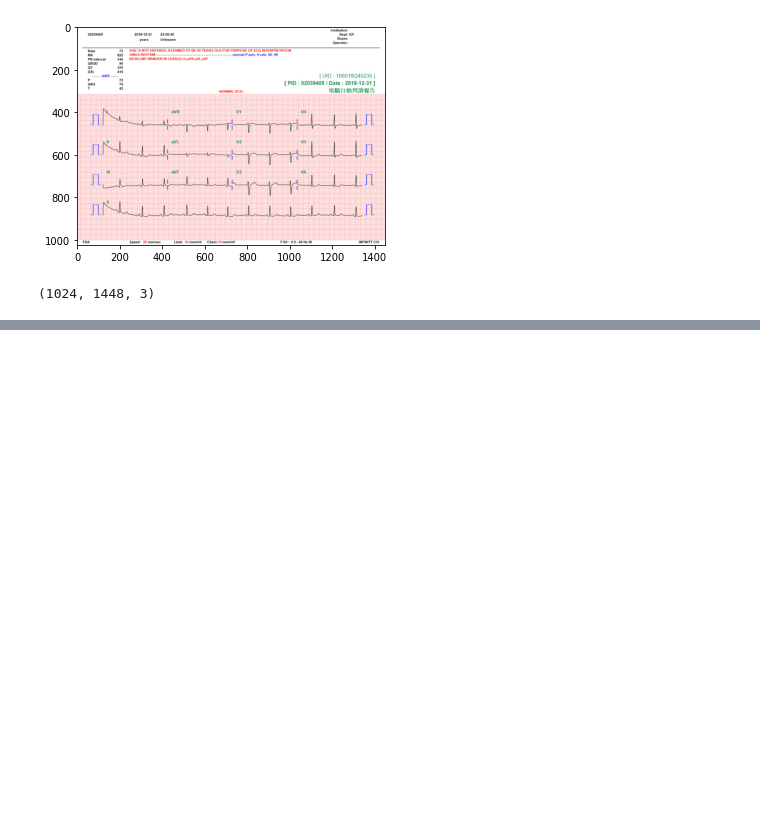
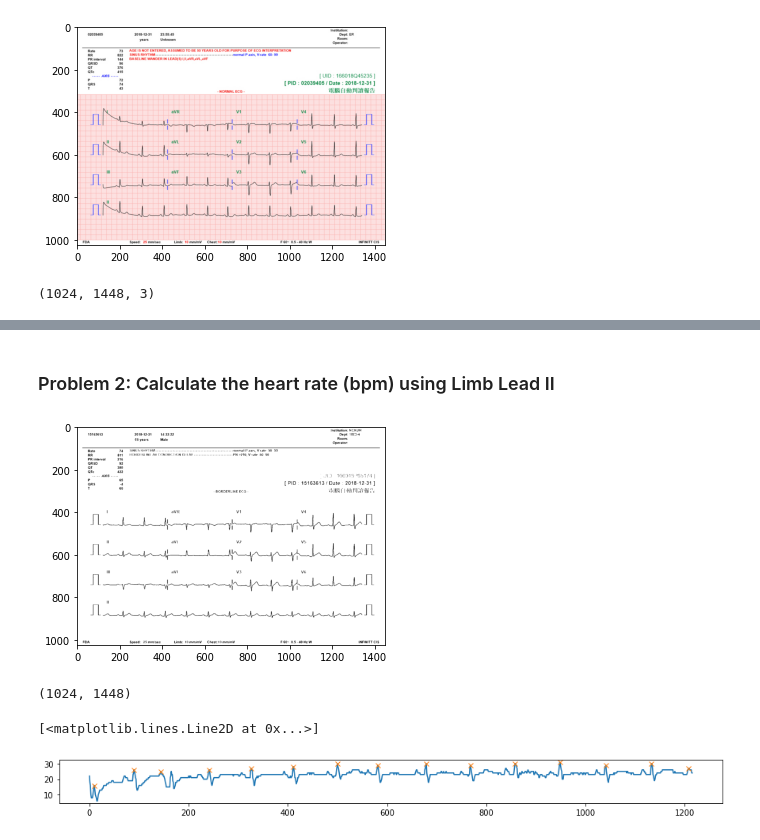
Before and after one commit to tzuyichan/AIMAS-EKG, a Jupyter notebook: hw1.ipynb, the cells around one changed output, grey strips where cells are left out. Saved outputs shown, nothing was run; the diff lists cells and outputs as text; code cells hidden in the pictures; blank space fills up the shorter version.

Commit message:
Calculate heart rate (bpm) per graph

```diff
--- a/hw1.ipynb
+++ b/hw1.ipynb
@@ -61 +52,14 @@ parsed_image.shape
 (12, 146, 304, 3)
+# %% [markdown]
+### Problem 2: Calculate the heart rate (bpm) using Limb Lead II
+# %%
+image = cv2.imread(file, cv2.IMREAD_GRAYSCALE)
+threshold = 127
+_, ret = cv2.threshold(image, threshold, 255, cv2.THRESH_BINARY)
+
+plt.imshow(ret, cmap='gray', vmin=0, vmax=255)
+plt.show()
+image.shape
+# %% [output]
+[figure, added]
+(1024, 1448)
@@ -61,0 +113,10 @@ parsed_image.shape
+# %%
+def calculate_heart_rate(series: np.ndarray):
+    peaks, _ = find_peaks(series, distance=50)
+    np.diff(peaks)
+    plt.figure(figsize=(15, 1))
+    plt.plot(series)
+    plt.plot(peaks, series[peaks], "x")
+# %% [output]
+[<matplotlib.lines.Line2D at 0x...>]
+[figure, added]
```
Also changed, not shown: parts of 11 cells of this notebook.
